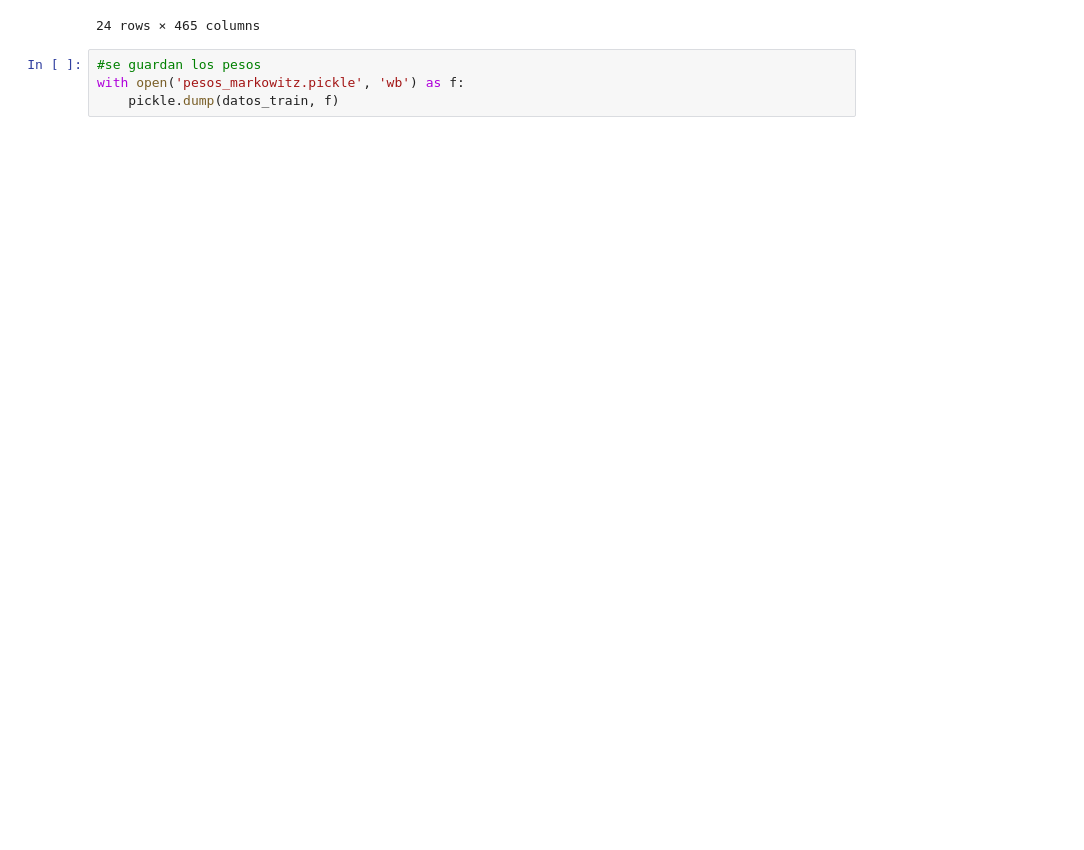
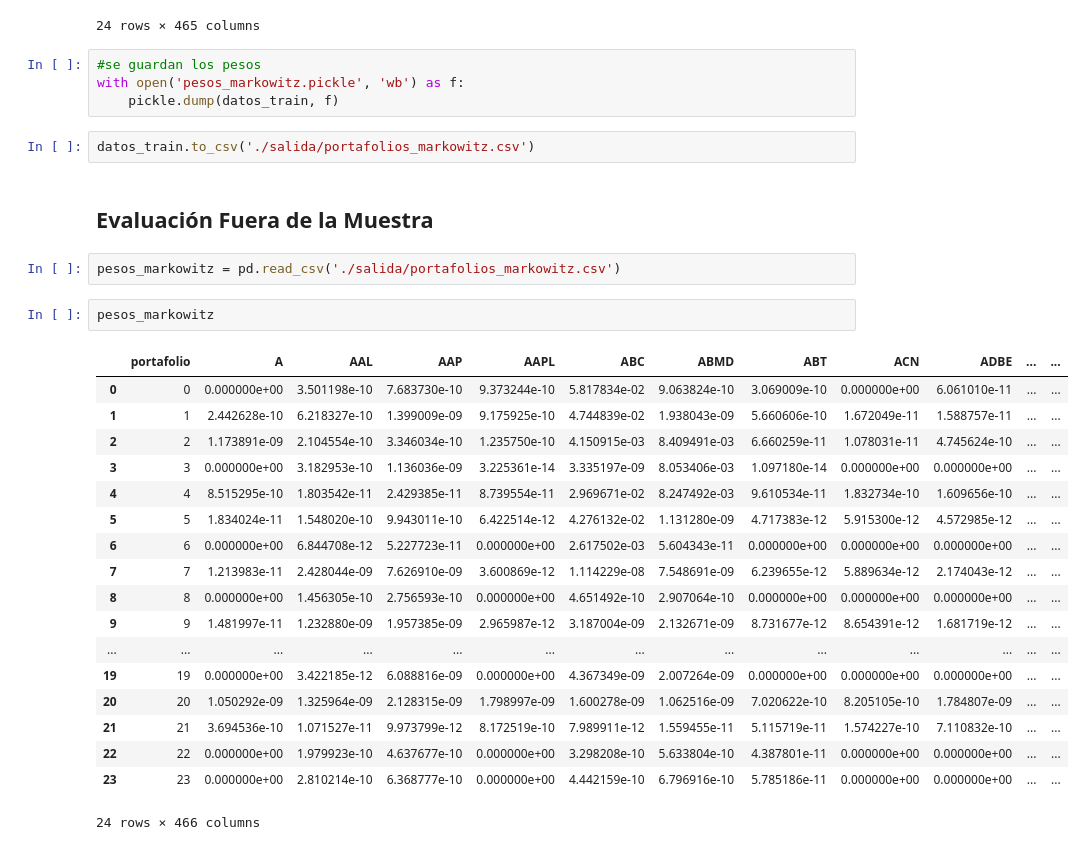
Before and after one commit to efvillar/Metaheuristic-Portfolio-Optimization, a Jupyter notebook: 1 Portafolios tipo markowitz.ipynb, the cells around one changed output. Saved outputs shown, nothing was run; the diff lists cells and outputs as text; blank space fills up the shorter version.

```diff
--- a/1 Portafolios tipo markowitz.ipynb
+++ b/1 Portafolios tipo markowitz.ipynb
@@ -272,3 +272,30 @@ datos_train
 #se guardan los pesos
 with open('pesos_markowitz.pickle', 'wb') as f:
     pickle.dump(datos_train, f)
+# %%
+datos_train.to_csv('./salida/portafolios_markowitz.csv')
+# %% [markdown]
+## Evaluación Fuera de la Muestra
+# %%
+pesos_markowitz = pd.read_csv('./salida/portafolios_markowitz.csv')
+# %%
+pesos_markowitz
+# %% [output]
+|  | portafolio | A | AAL | AAP | AAPL | ABC | ABMD | ABT | ACN | ADBE | ... | ... |
+| 0 | 0 | 0.000000e+00 | 3.501198e-10 | 7.683730e-10 | 9.373244e-10 | 5.817834e-02 | 9.063824e-10 | 3.069009e-10 | 0.000000e+00 | 6.061010e-11 | ... | ... |
+| 1 | 1 | 2.442628e-10 | 6.218327e-10 | 1.399009e-09 | 9.175925e-10 | 4.744839e-02 | 1.938043e-09 | 5.660606e-10 | 1.672049e-11 | 1.588757e-11 | ... | ... |
+| 2 | 2 | 1.173891e-09 | 2.104554e-10 | 3.346034e-10 | 1.235750e-10 | 4.150915e-03 | 8.409491e-03 | 6.660259e-11 | 1.078031e-11 | 4.745624e-10 | ... | ... |
+| 3 | 3 | 0.000000e+00 | 3.182953e-10 | 1.136036e-09 | 3.225361e-14 | 3.335197e-09 | 8.053406e-03 | 1.097180e-14 | 0.000000e+00 | 0.000000e+00 | ... | ... |
+| 4 | 4 | 8.515295e-10 | 1.803542e-11 | 2.429385e-11 | 8.739554e-11 | 2.969671e-02 | 8.247492e-03 | 9.610534e-11 | 1.832734e-10 | 1.609656e-10 | ... | ... |
+| 5 | 5 | 1.834024e-11 | 1.548020e-10 | 9.943011e-10 | 6.422514e-12 | 4.276132e-02 | 1.131280e-09 | 4.717383e-12 | 5.915300e-12 | 4.572985e-12 | ... | ... |
+| 6 | 6 | 0.000000e+00 | 6.844708e-12 | 5.227723e-11 | 0.000000e+00 | 2.617502e-03 | 5.604343e-11 | 0.000000e+00 | 0.000000e+00 | 0.000000e+00 | ... | ... |
+| 7 | 7 | 1.213983e-11 | 2.428044e-09 | 7.626910e-09 | 3.600869e-12 | 1.114229e-08 | 7.548691e-09 | 6.239655e-12 | 5.889634e-12 | 2.174043e-12 | ... | ... |
+| 8 | 8 | 0.000000e+00 | 1.456305e-10 | 2.756593e-10 | 0.000000e+00 | 4.651492e-10 | 2.907064e-10 | 0.000000e+00 | 0.000000e+00 | 0.000000e+00 | ... | ... |
+| 9 | 9 | 1.481997e-11 | 1.232880e-09 | 1.957385e-09 | 2.965987e-12 | 3.187004e-09 | 2.132671e-09 | 8.731677e-12 | 8.654391e-12 | 1.681719e-12 | ... | ... |
+| ... | ... | ... | ... | ... | ... | ... | ... | ... | ... | ... | ... | ... |
+| 19 | 19 | 0.000000e+00 | 3.422185e-12 | 6.088816e-09 | 0.000000e+00 | 4.367349e-09 | 2.007264e-09 | 0.000000e+00 | 0.000000e+00 | 0.000000e+00 | ... | ... |
+| 20 | 20 | 1.050292e-09 | 1.325964e-09 | 2.128315e-09 | 1.798997e-09 | 1.600278e-09 | 1.062516e-09 | 7.020622e-10 | 8.205105e-10 | 1.784807e-09 | ... | ... |
+| 21 | 21 | 3.694536e-10 | 1.071527e-11 | 9.973799e-12 | 8.172519e-10 | 7.989911e-12 | 1.559455e-11 | 5.115719e-11 | 1.574227e-10 | 7.110832e-10 | ... | ... |
+| 22 | 22 | 0.000000e+00 | 1.979923e-10 | 4.637677e-10 | 0.000000e+00 | 3.298208e-10 | 5.633804e-10 | 4.387801e-11 | 0.000000e+00 | 0.000000e+00 | ... | ... |
+| 23 | 23 | 0.000000e+00 | 2.810214e-10 | 6.368777e-10 | 0.000000e+00 | 4.442159e-10 | 6.796916e-10 | 5.785186e-11 | 0.000000e+00 | 0.000000e+00 | ... | ... |
+24 rows × 466 columns
```
Also changed, not shown: 2 other files.
